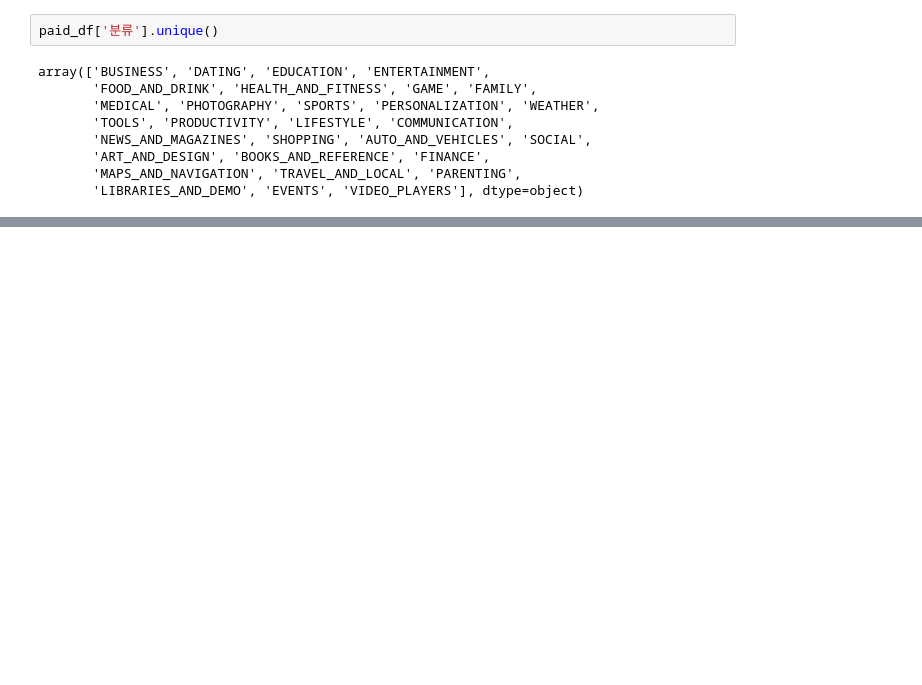
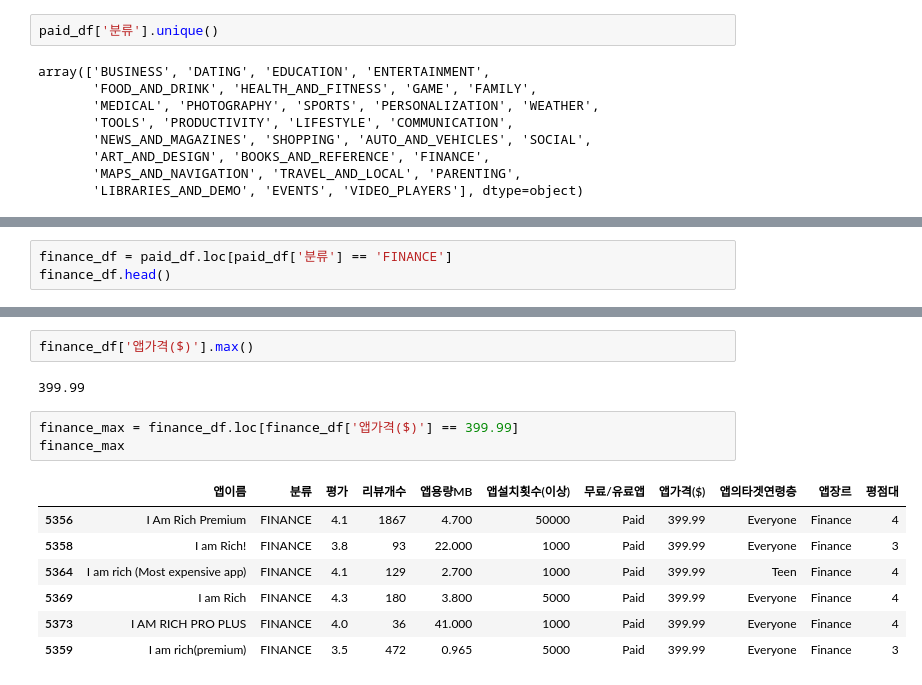
Before and after one commit to young-hun-jo/KaggleStruggle, a Jupyter notebook: google_playstore/google_playstore.ipynb, the cells around one changed output, grey strips where cells are left out. Drawn from its saved outputs; the diff is of its cells as text; blank space fills up the shorter version.

```diff
--- a/google_playstore/google_playstore.ipynb
+++ b/google_playstore/google_playstore.ipynb
@@ -668,0 +682,3 @@ Text(0, 0.5, '앱가격($)')
+# %%
+finance_df = paid_df.loc[paid_df['분류'] == 'FINANCE']
+finance_df.head()
@@ -668,0 +692,15 @@ Text(0, 0.5, '앱가격($)')
+# %%
+finance_df['앱가격($)'].max()
+# %% [output]
+399.99
+# %%
+finance_max = finance_df.loc[finance_df['앱가격($)'] == 399.99]
+finance_max
+# %% [output]
+|  | 앱이름 | 분류 | 평가 | 리뷰개수 | 앱용량MB | 앱설치횟수(이상) | 무료/유료앱 | 앱가격($) | 앱의타겟연령층 | 앱장르 | 평점대 |
+| 5356 | I Am Rich Premium | FINANCE | 4.1 | 1867 | 4.700 | 50000 | Paid | 399.99 | Everyone | Finance | 4 |
+| 5358 | I am Rich! | FINANCE | 3.8 | 93 | 22.000 | 1000 | Paid | 399.99 | Everyone | Finance | 3 |
+| 5364 | I am rich (Most expensive app) | FINANCE | 4.1 | 129 | 2.700 | 1000 | Paid | 399.99 | Teen | Finance | 4 |
+| 5369 | I am Rich | FINANCE | 4.3 | 180 | 3.800 | 5000 | Paid | 399.99 | Everyone | Finance | 4 |
+| 5373 | I AM RICH PRO PLUS | FINANCE | 4.0 | 36 | 41.000 | 1000 | Paid | 399.99 | Everyone | Finance | 4 |
+| 5359 | I am rich(premium) | FINANCE | 3.5 | 472 | 0.965 | 5000 | Paid | 399.99 | Everyone | Finance | 3 |
```
Also changed, not shown: parts of 18 cells of this notebook.
